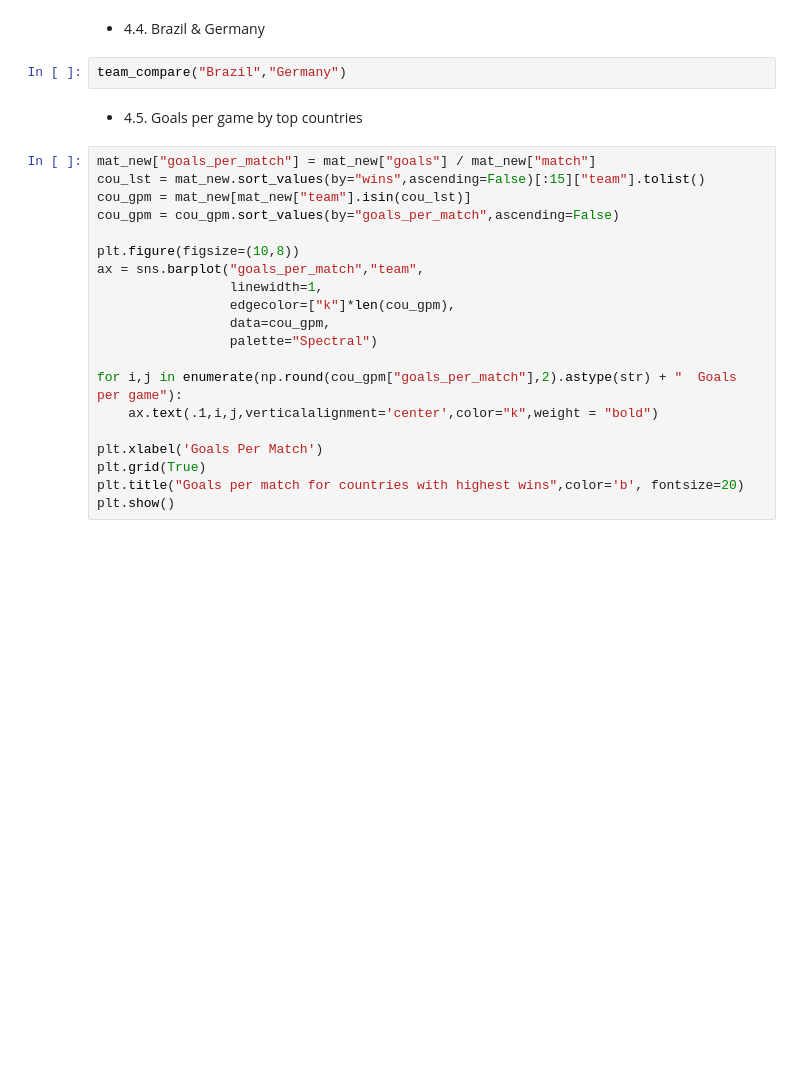
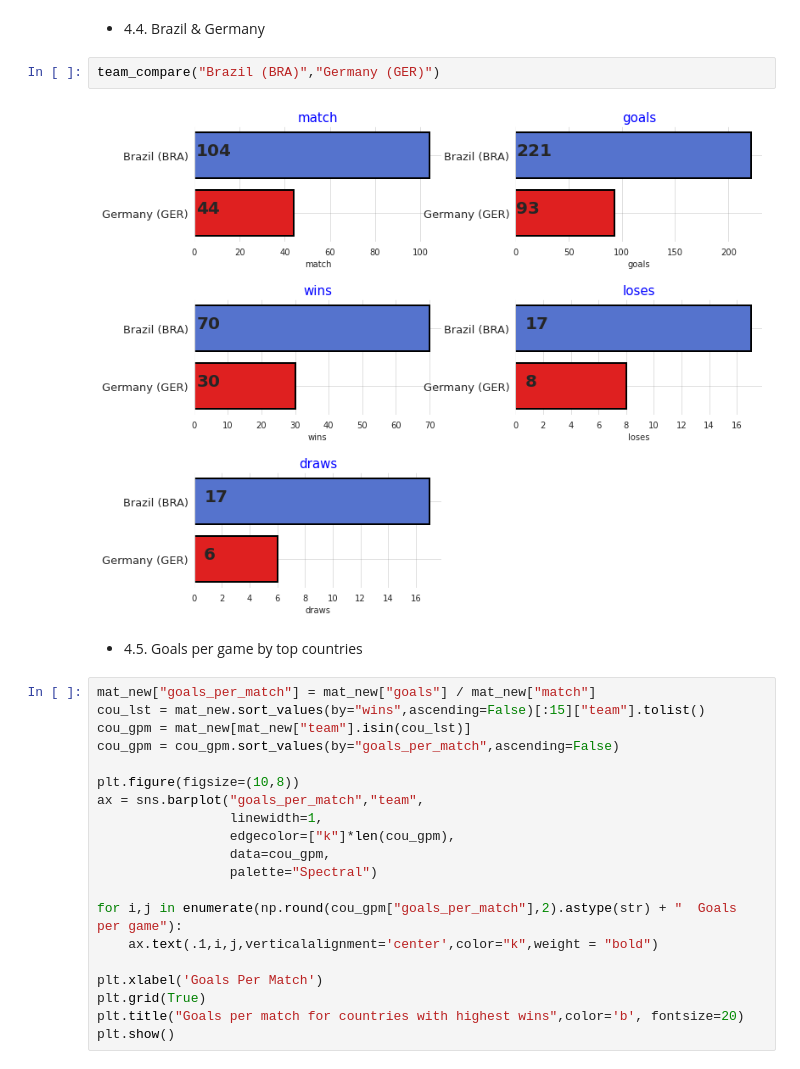
Before and after one commit to natuan310/w3-Data-Analysis-WorldCup-Dataset, a Jupyter notebook: Tee.ipynb, the cells around one changed output. Saved outputs shown, nothing was run; the diff lists cells and outputs as text; blank space fills up the shorter version.

```diff
--- a/Tee.ipynb
+++ b/Tee.ipynb
@@ -895,7 +885,9 @@ team_compare("Italy","Spain")
 # %% [markdown]
 - 4.4. Brazil & Germany
 # %%
-team_compare("Brazil","Germany")
+team_compare("Brazil (BRA)","Germany (GER)")
+# %% [output]
+[figure, added]
 # %% [markdown]
 - 4.5. Goals per game by top countries
 # %%
```
Also changed, not shown: parts of 9 cells of this notebook.
